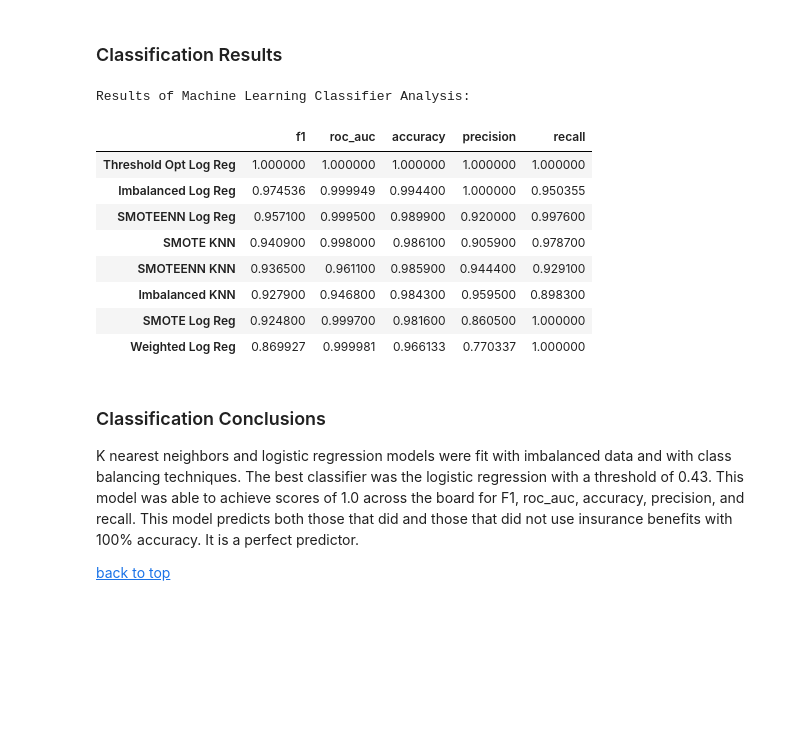
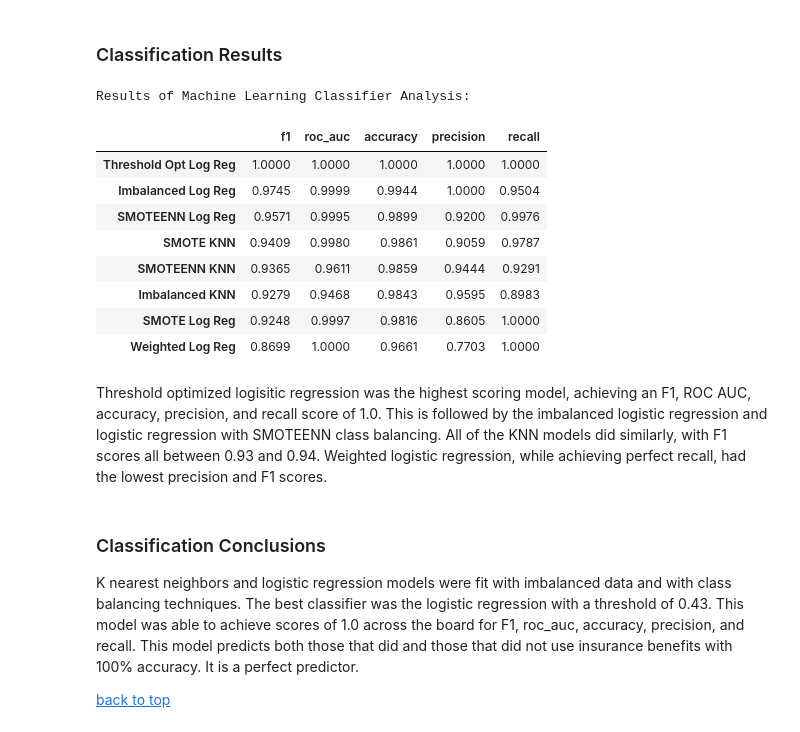
Before and after one commit to kellyshreeve/insurance, a Jupyter notebook: insurance_analysis.ipynb, the cells around one changed output. Cells and saved outputs as stored; diff of their text form; code cells hidden in the pictures; blank space fills up the shorter version.

```diff
--- a/insurance_analysis.ipynb
+++ b/insurance_analysis.ipynb
@@ -715,27 +715,29 @@ Optimized Threshold Logistic Regression Results:
 # %%
 # Display results of classifier analysis
 results_full = pd.concat([imbalanced_knn_results, smote_knn_results,
                 smtn_knn_results, logreg_results, logreg_wtd_results,
                 logreg_smt_results, logreg_smtn_results, logreg_thres_results])
 
 results_full.index = ['Imbalanced KNN', 'SMOTE KNN',
                    'SMOTEENN KNN', 'Imbalanced Log Reg',
                    'Weighted Log Reg', 'SMOTE Log Reg',
                    'SMOTEENN Log Reg', 'Threshold Opt Log Reg']
 
 print('Results of Machine Learning Classifier Analysis:')
-display(results_full.sort_values(by='f1', ascending=False))
+display(results_full.sort_values(by='f1', ascending=False).round(4))
 # %% [output]
 Results of Machine Learning Classifier Analysis:
 |  | f1 | roc_auc | accuracy | precision | recall |
-| Threshold Opt Log Reg | 1.000000 | 1.000000 | 1.000000 | 1.000000 | 1.000000 |
-| Imbalanced Log Reg | 0.974536 | 0.999949 | 0.994400 | 1.000000 | 0.950355 |
-| SMOTEENN Log Reg | 0.957100 | 0.999500 | 0.989900 | 0.920000 | 0.997600 |
-| SMOTE KNN | 0.940900 | 0.998000 | 0.986100 | 0.905900 | 0.978700 |
-| SMOTEENN KNN | 0.936500 | 0.961100 | 0.985900 | 0.944400 | 0.929100 |
-| Imbalanced KNN | 0.927900 | 0.946800 | 0.984300 | 0.959500 | 0.898300 |
-| SMOTE Log Reg | 0.924800 | 0.999700 | 0.981600 | 0.860500 | 1.000000 |
-| Weighted Log Reg | 0.869927 | 0.999981 | 0.966133 | 0.770337 | 1.000000 |
+| Threshold Opt Log Reg | 1.0000 | 1.0000 | 1.0000 | 1.0000 | 1.0000 |
+| Imbalanced Log Reg | 0.9745 | 0.9999 | 0.9944 | 1.0000 | 0.9504 |
+| SMOTEENN Log Reg | 0.9571 | 0.9995 | 0.9899 | 0.9200 | 0.9976 |
+| SMOTE KNN | 0.9409 | 0.9980 | 0.9861 | 0.9059 | 0.9787 |
+| SMOTEENN KNN | 0.9365 | 0.9611 | 0.9859 | 0.9444 | 0.9291 |
+| Imbalanced KNN | 0.9279 | 0.9468 | 0.9843 | 0.9595 | 0.8983 |
+| SMOTE Log Reg | 0.9248 | 0.9997 | 0.9816 | 0.8605 | 1.0000 |
+| Weighted Log Reg | 0.8699 | 1.0000 | 0.9661 | 0.7703 | 1.0000 |
+# %% [markdown]
+Threshold optimized logisitic regression was the highest scoring model, achieving an F1, ROC AUC, accuracy, precision, and recall score of 1.0. This is followed by the imbalanced logistic regression and logistic regression with SMOTEENN class balancing. All of the KNN models did similarly, with F1 scores all between 0.93 and 0.94. Weighted logistic regression, while achieving perfect recall, had the lowest precision and F1 scores.
 # %% [markdown]
 ### Classification Conclusions
 
```
